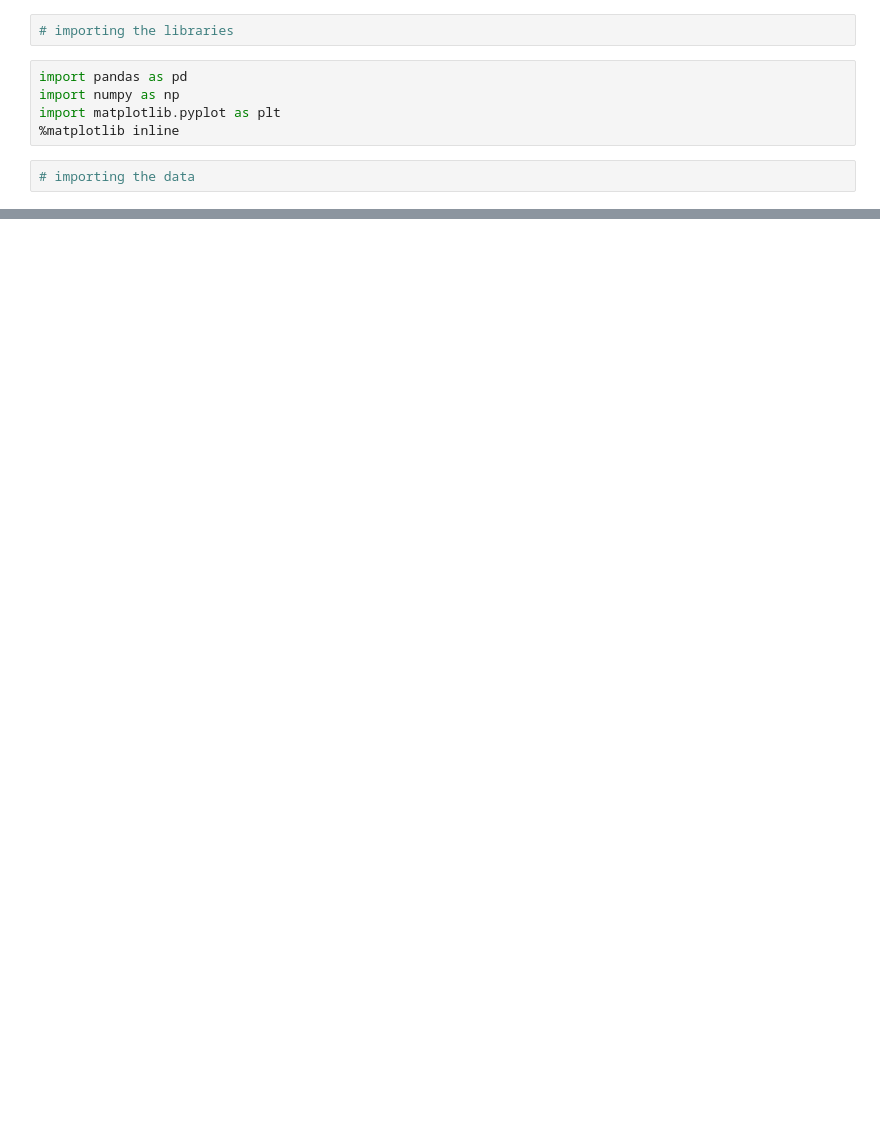
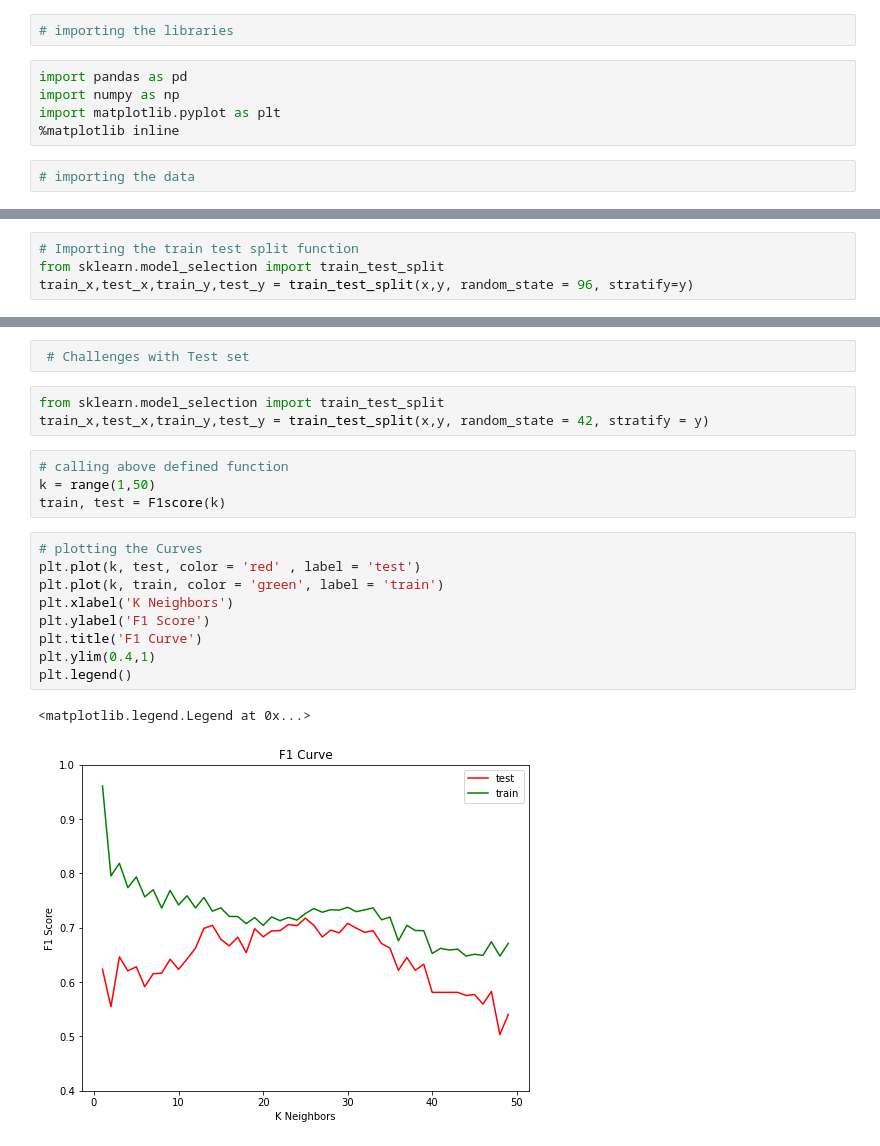
Before and after one commit to surrajj20/Machine_Learning_Projects, a Jupyter notebook: Self programed/overfitting_and_underfitting.ipynb, the cells around one changed output, grey strips where cells are left out. Cells and saved outputs as stored; diff of their text form; blank space fills up the shorter version.

```diff
--- a/Self programed/overfitting_and_underfitting.ipynb
+++ b/Self programed/overfitting_and_underfitting.ipynb
@@ -13,0 +53,4 @@ FileNotFoundError: [Errno 2] File data_cleaned.csv does not exist: 'data_cleaned
+# %%
+# Importing the train test split function
+from sklearn.model_selection import train_test_split
+train_x,test_x,train_y,test_y = train_test_split(x,y, random_state = 96, stratify=y)
@@ -13,0 +156,21 @@ FileNotFoundError: [Errno 2] File data_cleaned.csv does not exist: 'data_cleaned
+# %%
+ # Challenges with Test set
+# %%
+from sklearn.model_selection import train_test_split
+train_x,test_x,train_y,test_y = train_test_split(x,y, random_state = 42, stratify = y)
+# %%
+# calling above defined function
+k = range(1,50)
+train, test = F1score(k)
+# %%
+# plotting the Curves
+plt.plot(k, test, color = 'red' , label = 'test')
+plt.plot(k, train, color = 'green', label = 'train')
+plt.xlabel('K Neighbors')
+plt.ylabel('F1 Score')
+plt.title('F1 Curve')
+plt.ylim(0.4,1)
+plt.legend()
+# %% [output]
+<matplotlib.legend.Legend at 0x...>
+[figure, added]
```
Also changed, not shown: parts of 18 cells of this notebook.
